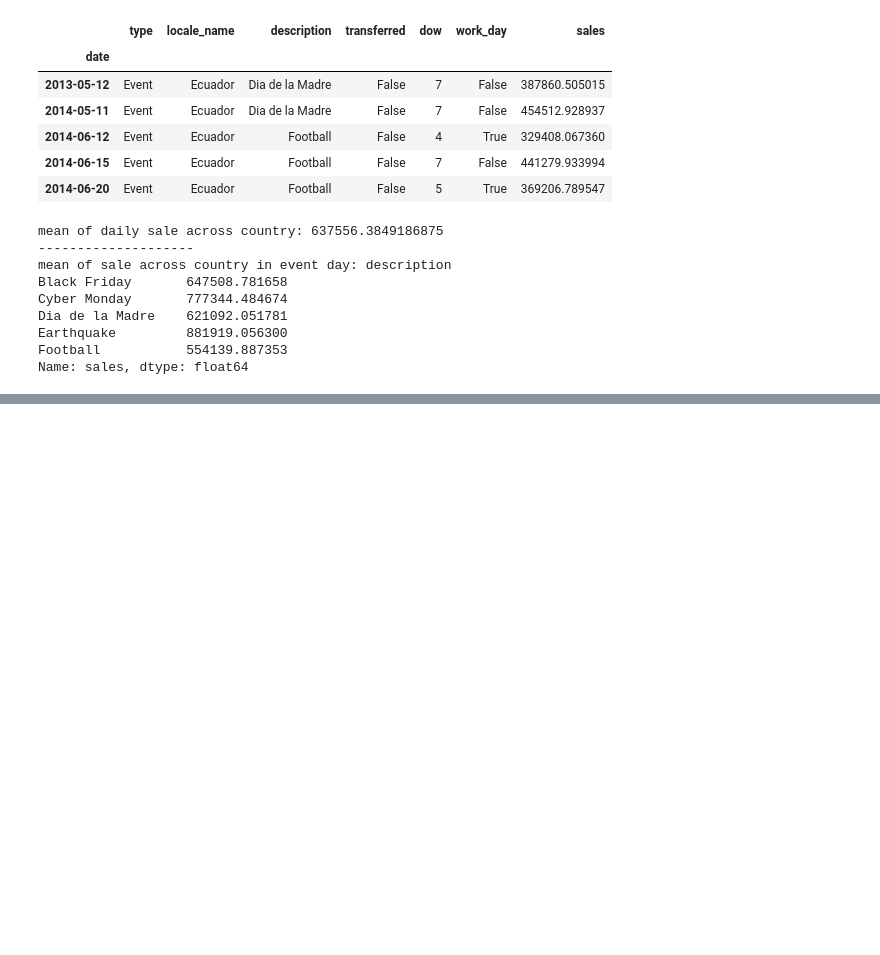
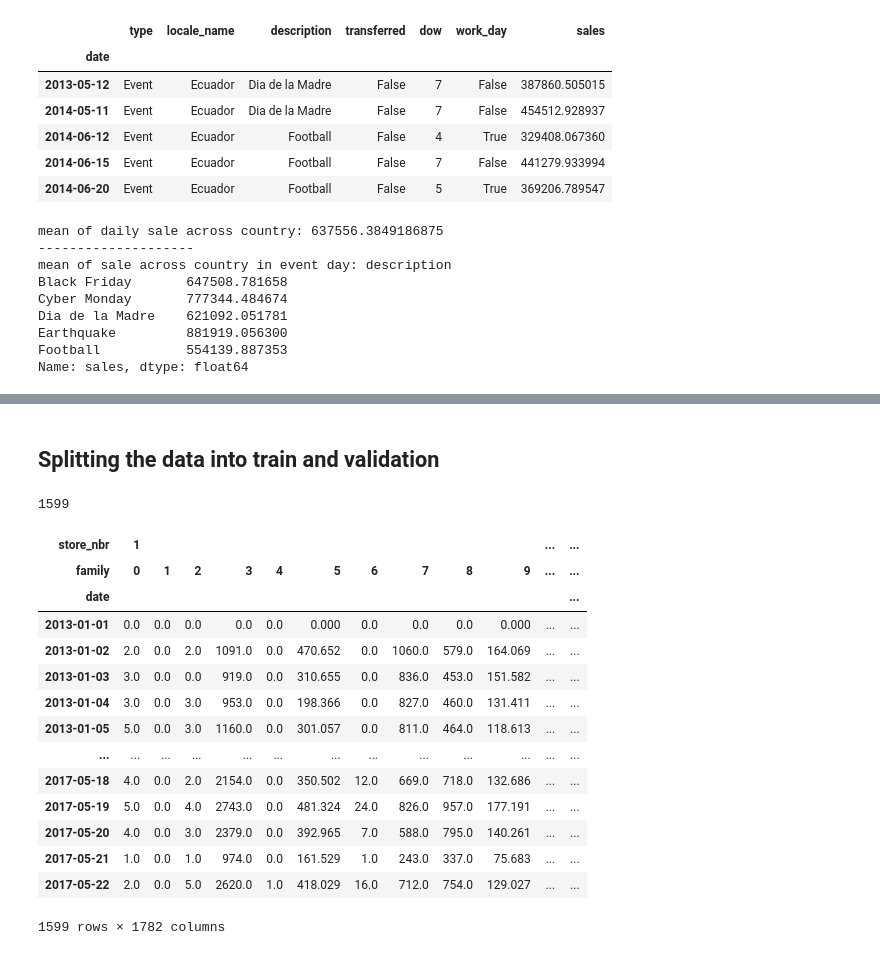
Before and after one commit to pascalHuang/Kaggle-Store-Sales, a Jupyter notebook: Store Sales - Time Series Forecasting.ipynb, the cells around one changed output, grey strips where cells are left out. Saved outputs shown, nothing was run; the diff lists cells and outputs as text; code cells hidden in the pictures; blank space fills up the shorter version.

```diff
--- a/Store Sales - Time Series Forecasting.ipynb
+++ b/Store Sales - Time Series Forecasting.ipynb
@@ -538,0 +821,4 @@ Name: sales, dtype: float64
+# %%
+ordinal_encoder = OrdinalEncoder(dtype=int)
+train_data[['family']] = ordinal_encoder.fit_transform(train_data[['family']])
+test_data[['family']] = ordinal_encoder.transform(test_data[['family']])
@@ -538,0 +841,12 @@ Name: sales, dtype: float64
+# %%
+#counting number of days
+n_o_days_train=train_data["date"].nunique(dropna = False)
+print('number of day train:',n_o_days_train)
+
+# number of store
+n_o_stores_train=train_data["store_nbr"].nunique(dropna = False)
+print('number of stores train:',n_o_stores_train)
+
+# number of family
+n_o_families_train=train_data["family"].nunique(dropna = False)
+print('number of family/type of prod train:',n_o_families_train)
@@ -538,0 +875,3 @@ Name: sales, dtype: float64
+# %%
+pivoted_train = train_data.pivot(index=['date'], columns=['store_nbr', 'family'], values='sales')
+pivoted_train.head()
@@ -538,0 +904,26 @@ Name: sales, dtype: float64
+# %% [markdown]
+## Splitting the data into train and validation
+# %%
+train_samples = int(n_o_days_train*0.95)
+train_samples
+# %% [output]
+1599
+# %%
+train_samples_df = pivoted_train[:train_samples]
+train_samples_df
+# %% [output]
+| store_nbr | 1 |  |  |  |  |  |  |  |  |  | ... | ... |
+| family | 0 | 1 | 2 | 3 | 4 | 5 | 6 | 7 | 8 | 9 | ... | ... |
+| date |  |  |  |  |  |  |  |  |  |  |  | ... |
+| 2013-01-01 | 0.0 | 0.0 | 0.0 | 0.0 | 0.0 | 0.000 | 0.0 | 0.0 | 0.0 | 0.000 | ... | ... |
+| 2013-01-02 | 2.0 | 0.0 | 2.0 | 1091.0 | 0.0 | 470.652 | 0.0 | 1060.0 | 579.0 | 164.069 | ... | ... |
+| 2013-01-03 | 3.0 | 0.0 | 0.0 | 919.0 | 0.0 | 310.655 | 0.0 | 836.0 | 453.0 | 151.582 | ... | ... |
+| 2013-01-04 | 3.0 | 0.0 | 3.0 | 953.0 | 0.0 | 198.366 | 0.0 | 827.0 | 460.0 | 131.411 | ... | ... |
+| 2013-01-05 | 5.0 | 0.0 | 3.0 | 1160.0 | 0.0 | 301.057 | 0.0 | 811.0 | 464.0 | 118.613 | ... | ... |
+| ... | ... | ... | ... | ... | ... | ... | ... | ... | ... | ... | ... | ... |
+| 2017-05-18 | 4.0 | 0.0 | 2.0 | 2154.0 | 0.0 | 350.502 | 12.0 | 669.0 | 718.0 | 132.686 | ... | ... |
+| 2017-05-19 | 5.0 | 0.0 | 4.0 | 2743.0 | 0.0 | 481.324 | 24.0 | 826.0 | 957.0 | 177.191 | ... | ... |
+| 2017-05-20 | 4.0 | 0.0 | 3.0 | 2379.0 | 0.0 | 392.965 | 7.0 | 588.0 | 795.0 | 140.261 | ... | ... |
+| 2017-05-21 | 1.0 | 0.0 | 1.0 | 974.0 | 0.0 | 161.529 | 1.0 | 243.0 | 337.0 | 75.683 | ... | ... |
+| 2017-05-22 | 2.0 | 0.0 | 5.0 | 2620.0 | 1.0 | 418.029 | 16.0 | 712.0 | 754.0 | 129.027 | ... | ... |
+1599 rows × 1782 columns
```
Also changed, not shown: parts of 67 cells of this notebook.
